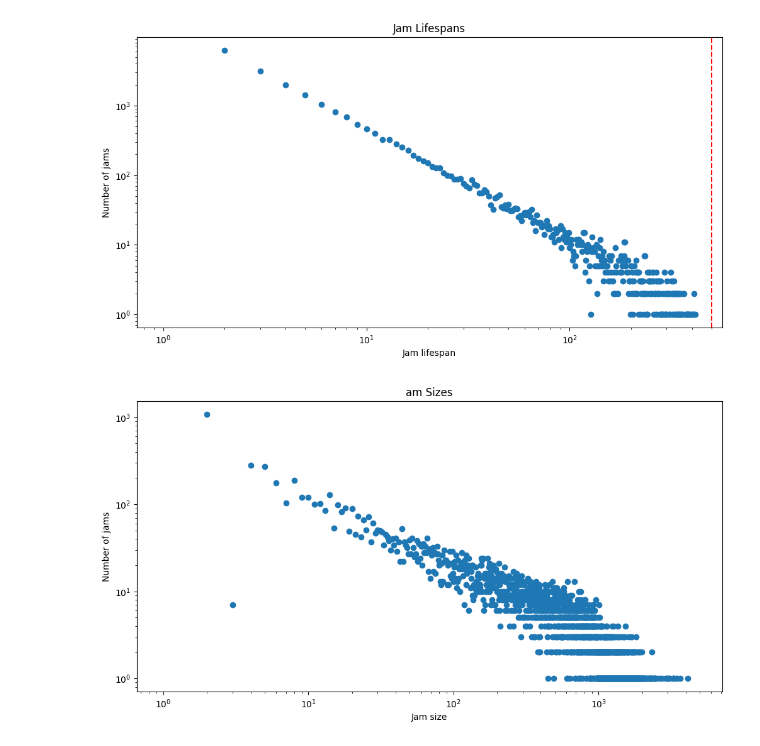
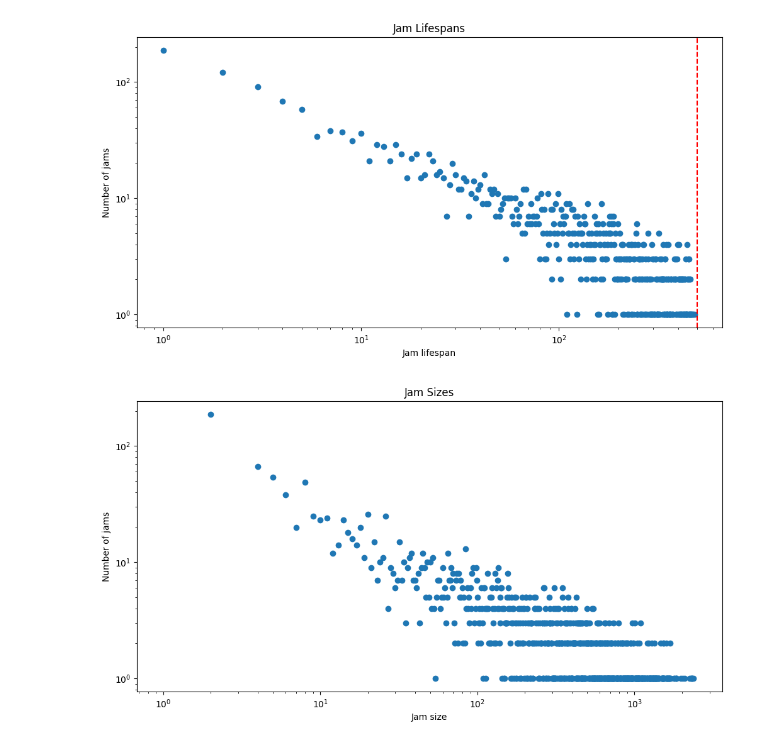
Before and after one commit to ThomasTenDamme/CSS-Group1, a Jupyter notebook: nb.ipynb, the cells around one changed output. Cells and saved outputs as stored; diff of their text form; code cells hidden in the pictures.

Commit message:
Added NaSch model (run_model_stochastic)

```diff
--- a/nb.ipynb
+++ b/nb.ipynb
@@ -88,20 +192,30 @@ lifespan_counter, jam_size_counter = run_model(p, L, T, n)
 # %%
+importlib.reload(modules)
+from modules import run_model_stochastic
+
+p = 0.5
+L = 1000
+T = int(L / 2)
+n = 20
+
+lifespan_counter, jam_size_counter = run_model_stochastic(p, L, T, n, v_max=1, p_slowdown = 0)
+
 plt.figure(figsize=(12,6))
 plt.title(f'Jam Lifespans')
 plt.loglog(range(1, int(max(lifespan_counter.keys()))), [lifespan_counter[i] for i in range(1, int(max(lifespan_counter.keys())))], 'o')
 plt.xlabel('Jam lifespan')
 plt.ylabel('Number of jams')
 
 # Add a vertical line at T
 plt.axvline(x=T, color='red', linestyle='--')
 plt.show()
 
 plt.figure(figsize=(12,6))
-plt.title(f'am Sizes')
+plt.title(f'Jam Sizes')
 plt.loglog(range(1, int(max(jam_size_counter.keys()))), [jam_size_counter[i] for i in range(1, int(max(jam_size_counter.keys())))], 'o')
 plt.xlabel('Jam size')
 plt.ylabel('Number of jams')
 plt.show()
 # %% [output]
-[figure, old version]
+[figure, new version]
-[figure, old version]
+[figure, new version]
```
Also changed, not shown: parts of 7 cells of this notebook, 1 other file.
